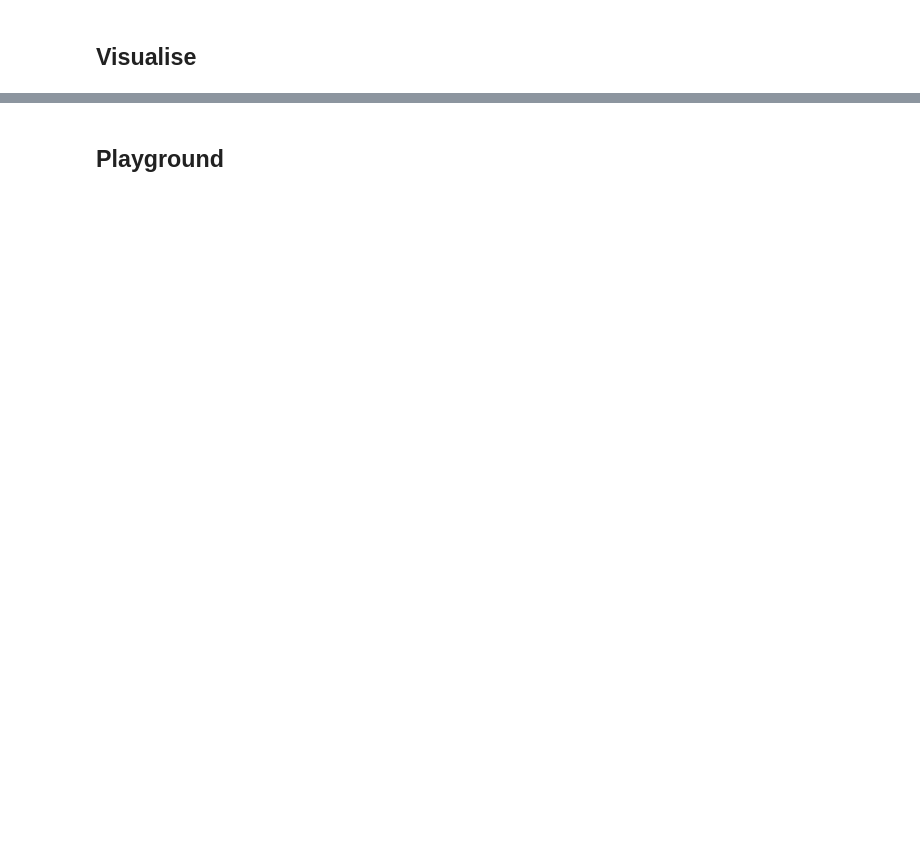
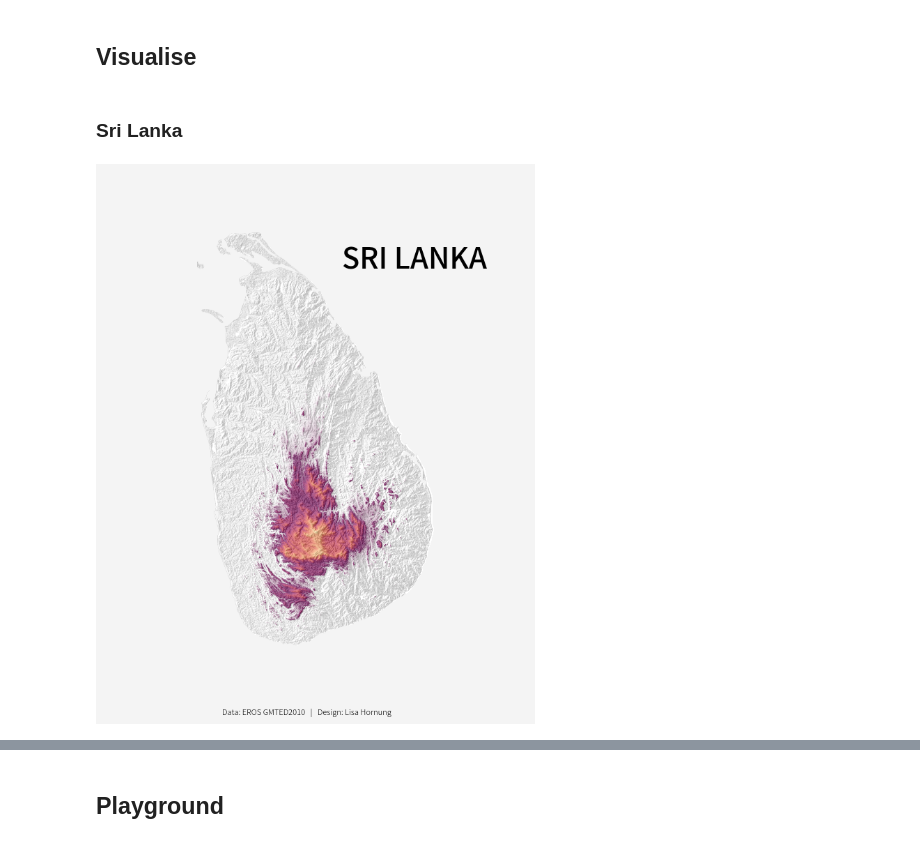
Before and after one commit to Lisa-Ho/30-day-map-challenge, a Jupyter notebook: 2023/Day6-islands-terrain/island-terrain.ipynb, the cells around one changed output, grey strips where cells are left out. Drawn from its saved outputs; the diff is of its cells as text; code cells hidden in the pictures; blank space fills up the shorter version.

```diff
--- a/2023/Day6-islands-terrain/island-terrain.ipynb
+++ b/2023/Day6-islands-terrain/island-terrain.ipynb
@@ -77,2 +80,36 @@ def get_colormap(hex_colors, bg_color):
 # %% [markdown]
 ## Visualise
+# %% [markdown]
+### Sri Lanka
+# %%
+# get data
+topography, value_range = clip_raster(sri_shape, sri_file)
+hillshade = get_hillshade(topography, 120, 30)
+
+# colors
+hex_colors = ["#FFFFFF","#FFFFFF", "#bc8dad"] + Matter_20_r.hex_colors[4:]
+cmap_new = get_colormap(hex_colors, '#F0F0F0', value_range)
+# %%
+# plot
+fig, ax = plt.subplots(figsize=(10,10))
+fig.set_facecolor("#F4F4F4")
+
+plt.imshow(topography[0], cmap=cmap_new, interpolation='nearest')
+ax.imshow(hillshade, cmap="Greys", alpha=0.3, vmin=60)
+
+# format axis
+ax.axis('off')
+xmin, xmax = ax.get_xlim()
+ax.set_xlim(xmin=xmax*-0.4, xmax=xmax*1.4)
+ymin, ymax = ax.get_ylim()
+ax.set_ylim(ymax=ymin*-0.15, ymin=ymin*1.15)
+
+#title
+#plt.figtext(0.58, 0.65, "Islands of the".upper(), fontproperties=subtitle_font, fontsize=12,  ha="left")
+plt.figtext(0.55, 0.74, "Sri Lanka".upper(), fontproperties=title_font, fontsize=30,  ha="left")
+plt.figtext(0.5, 0.1, "Data: EROS GMTED2010   |   Design: Lisa Hornung", fontproperties=subtitle_font, fontsize=8, ha="center")
+
+plt.savefig("shaded-relief-sri-lanka.png", bbox_inches='tight', pad_inches=1.5, facecolor="#F4F4F4")
+plt.show()
+# %% [output]
+[figure, added]
```
Also changed, not shown: parts of 10 cells of this notebook.
